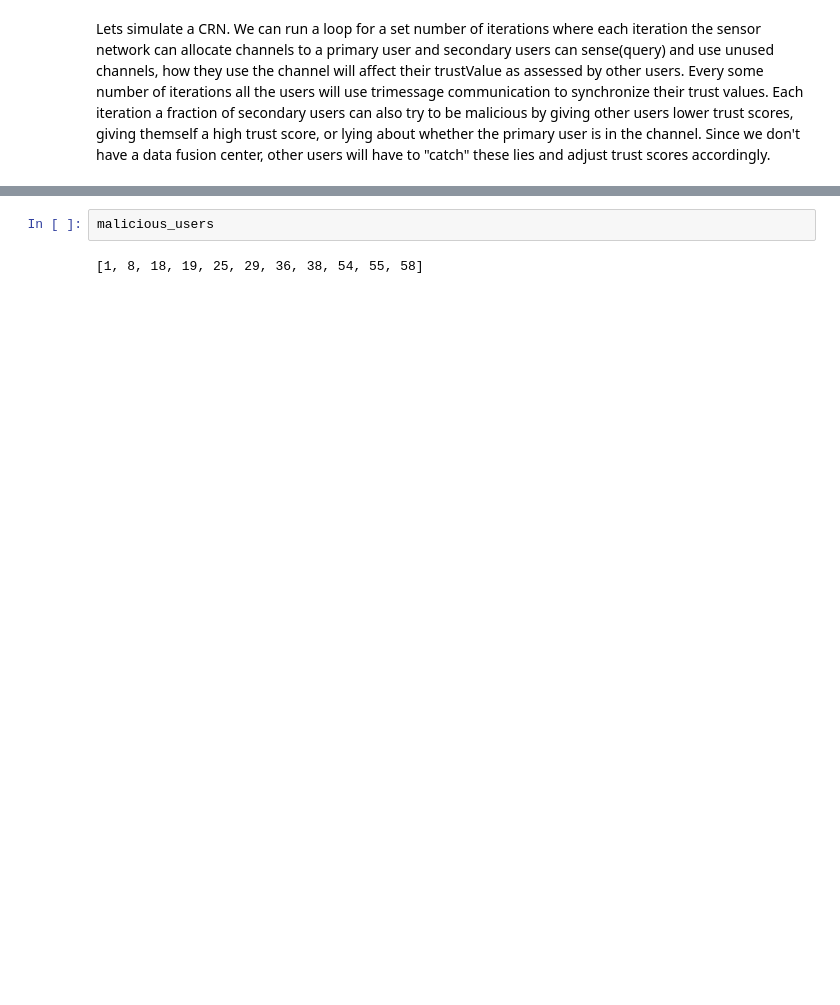
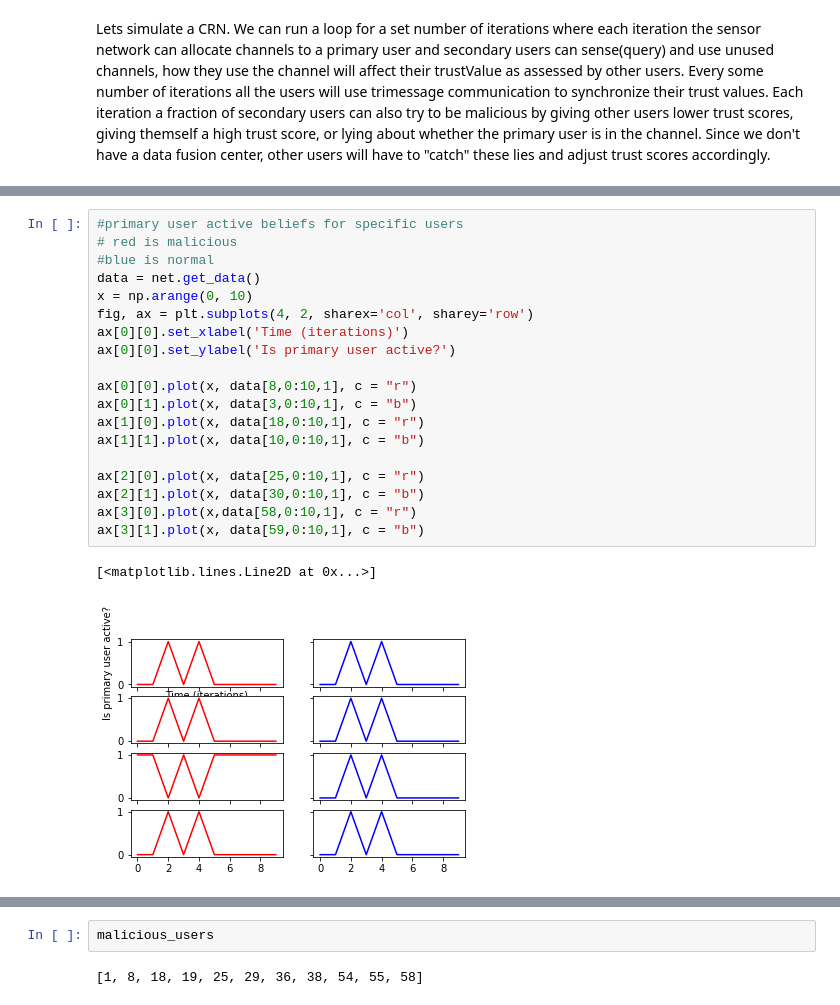
Before and after one commit to nathanbwoods/CSE812-Project, a Jupyter notebook: src/CRN Simulator.ipynb, the cells around one changed output, grey strips where cells are left out. Drawn from its saved outputs; the diff is of its cells as text; blank space fills up the shorter version.

```diff
--- a/src/CRN Simulator.ipynb
+++ b/src/CRN Simulator.ipynb
@@ -625 +386,23 @@ ax[3][1].plot(x, data[50,0:10,0], c = "b")
+# %%
+#primary user active beliefs for specific users
+# red is malicious
+#blue is normal
+data = net.get_data()
+x = np.arange(0, 10)
+fig, ax = plt.subplots(4, 2, sharex='col', sharey='row')
+ax[0][0].set_xlabel('Time (iterations)')
+ax[0][0].set_ylabel('Is primary user active?')
+
+ax[0][0].plot(x, data[8,0:10,1], c = "r")
+ax[0][1].plot(x, data[3,0:10,1], c = "b")
+ax[1][0].plot(x, data[18,0:10,1], c = "r")
+ax[1][1].plot(x, data[10,0:10,1], c = "b")
+
+ax[2][0].plot(x, data[25,0:10,1], c = "r")
+ax[2][1].plot(x, data[30,0:10,1], c = "b")
+ax[3][0].plot(x,data[58,0:10,1], c = "r")
+ax[3][1].plot(x, data[59,0:10,1], c = "b")
+# %% [output]
+[<matplotlib.lines.Line2D at 0x...>]
+[figure, added]
 # %%
```
Also changed, not shown: parts of 13 cells of this notebook.
